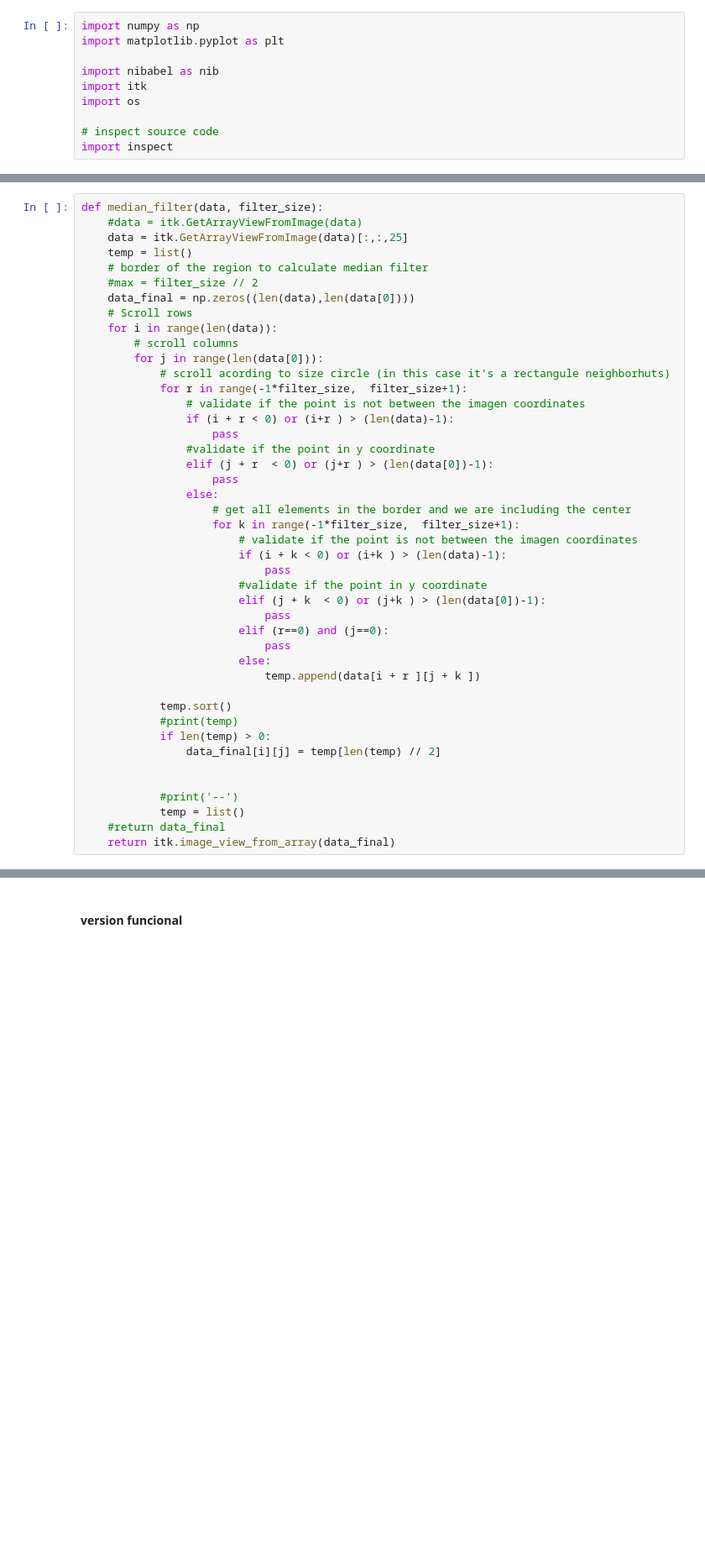
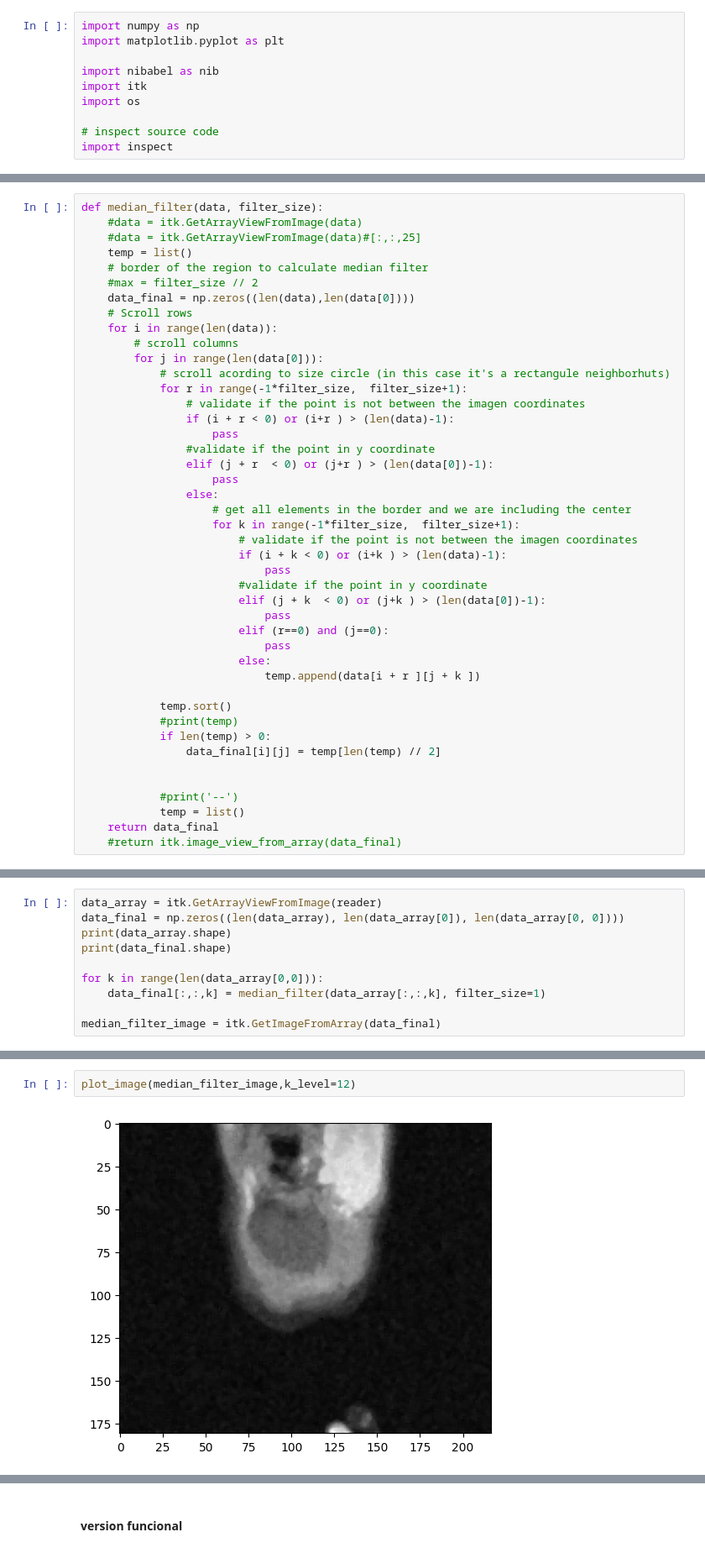
Before and after one commit to jesuarezt/procesamiento_imagenes_medicas, a Jupyter notebook: taller_3_filtrado_papper/papper_interpretation.ipynb, the cells around one changed output, grey strips where cells are left out. Shown at 84% size. Cells and saved outputs as stored; diff of their text form; blank space fills up the shorter version.

```diff
--- a/taller_3_filtrado_papper/papper_interpretation.ipynb
+++ b/taller_3_filtrado_papper/papper_interpretation.ipynb
@@ -52,7 +49,7 @@ plot_image(reader_test)
 # %%
 def median_filter(data, filter_size):
     #data = itk.GetArrayViewFromImage(data)
-    data = itk.GetArrayViewFromImage(data)[:,:,25]
+    #data = itk.GetArrayViewFromImage(data)#[:,:,25]
     temp = list()
     # border of the region to calculate median filter
     #max = filter_size // 2
@@ -91,5 +88,5 @@ def median_filter(data, filter_size):
 
             #print('--')
             temp = list()
-    #return data_final
-    return itk.image_view_from_array(data_final)
+    return data_final
+    #return itk.image_view_from_array(data_final)
@@ -99,0 +93,10 @@ plot_image(median_filter(reader, filter_size=1))
+# %%
+data_array = itk.GetArrayViewFromImage(reader)
+data_final = np.zeros((len(data_array), len(data_array[0]), len(data_array[0, 0])))
+print(data_array.shape)
+print(data_final.shape)
+
+for k in range(len(data_array[0,0])):
+    data_final[:,:,k] = median_filter(data_array[:,:,k], filter_size=1)
+
+median_filter_image = itk.GetImageFromArray(data_final)
@@ -99,0 +106,4 @@ plot_image(median_filter(reader, filter_size=1))
+# %%
+plot_image(median_filter_image,k_level=12)
+# %% [output]
+[figure, added]
```
Also changed, not shown: parts of 13 cells of this notebook.
